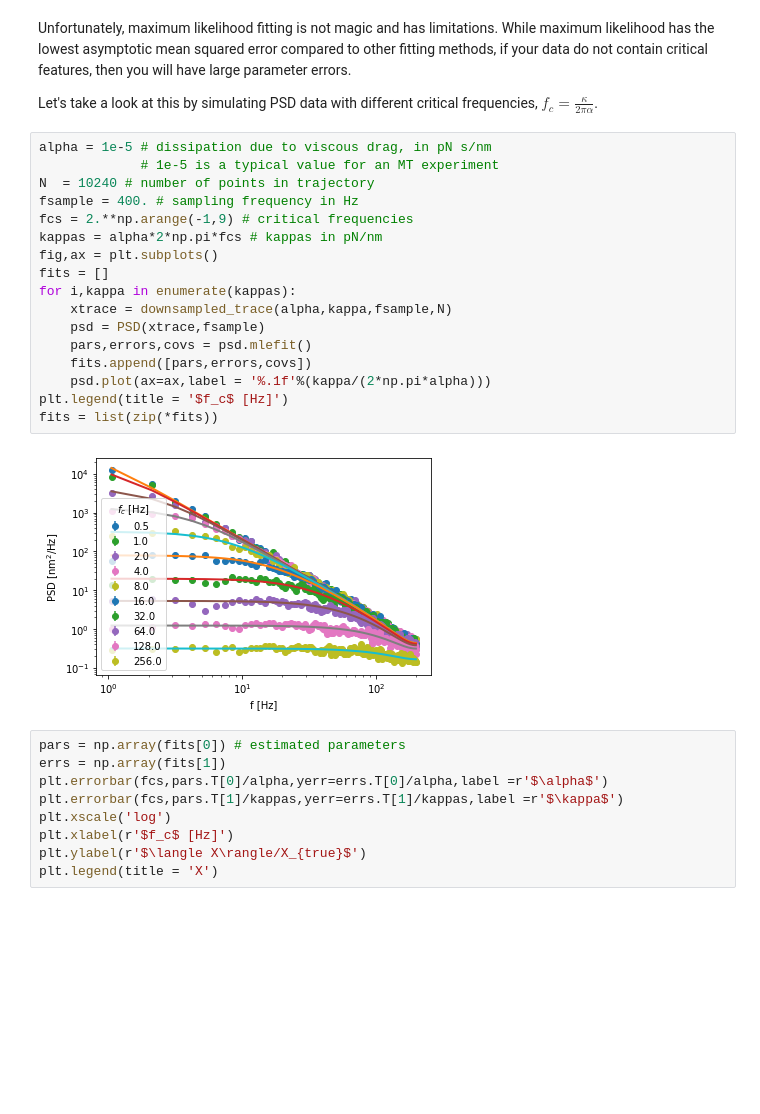
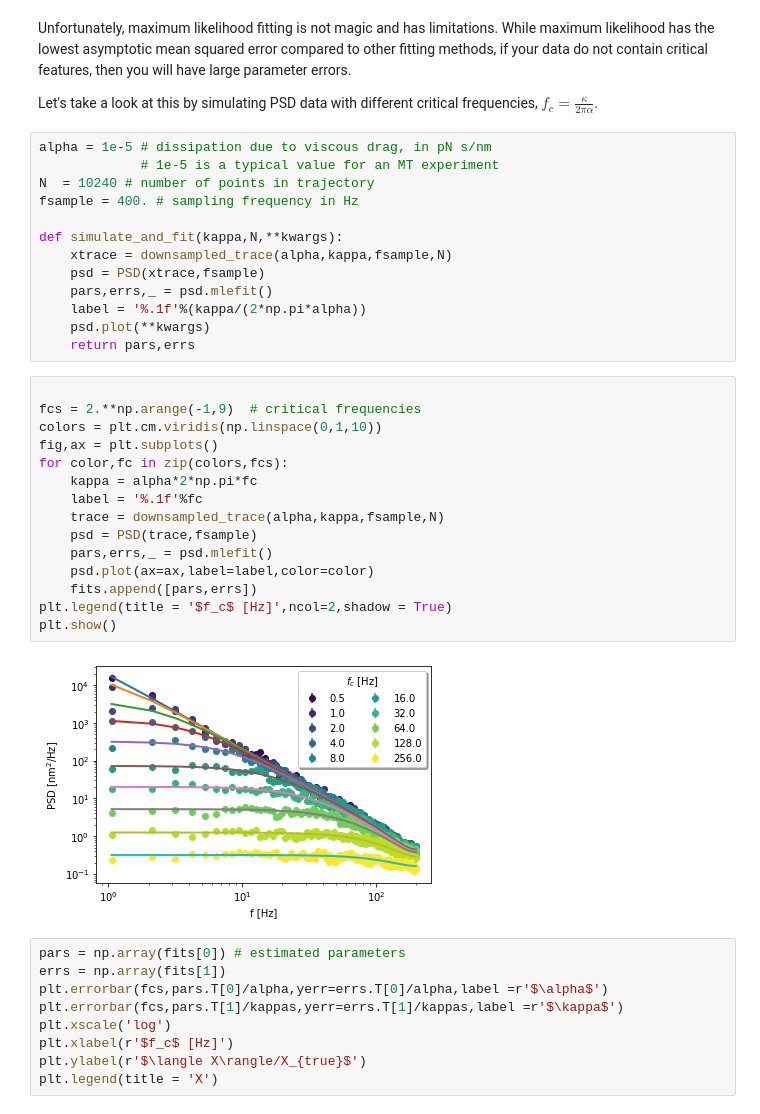
Before and after one commit to ianlmorgan/tweezepy, a Jupyter notebook: Tweezepy documentation.ipynb, the cells around one changed output. Drawn from its saved outputs; the diff is of its cells as text; blank space fills up the shorter version.

```diff
--- a/Tweezepy documentation.ipynb
+++ b/Tweezepy documentation.ipynb
@@ -160,20 +160,31 @@ alpha = 1e-5 # dissipation due to viscous drag, in pN s/nm
              # 1e-5 is a typical value for an MT experiment
 N  = 10240 # number of points in trajectory
 fsample = 400. # sampling frequency in Hz
-fcs = 2.**np.arange(-1,9) # critical frequencies
-kappas = alpha*2*np.pi*fcs # kappas in pN/nm
-fig,ax = plt.subplots()
-fits = []
-for i,kappa in enumerate(kappas):
+
+def simulate_and_fit(kappa,N,**kwargs):
     xtrace = downsampled_trace(alpha,kappa,fsample,N)
     psd = PSD(xtrace,fsample)
-    pars,errors,covs = psd.mlefit()
-    fits.append([pars,errors,covs])
-    psd.plot(ax=ax,label = '%.1f'%(kappa/(2*np.pi*alpha)))
-plt.legend(title = '$f_c$ [Hz]')
-fits = list(zip(*fits))
+    pars,errs,_ = psd.mlefit()
+    label = '%.1f'%(kappa/(2*np.pi*alpha))
+    psd.plot(**kwargs)
+    return pars,errs
-# %% [output]
-[figure, removed]
+# %%
+
+fcs = 2.**np.arange(-1,9)  # critical frequencies
+colors = plt.cm.viridis(np.linspace(0,1,10))
+fig,ax = plt.subplots()
+for color,fc in zip(colors,fcs):
+    kappa = alpha*2*np.pi*fc
+    label = '%.1f'%fc
+    trace = downsampled_trace(alpha,kappa,fsample,N)
+    psd = PSD(trace,fsample)
+    pars,errs,_ = psd.mlefit()
+    psd.plot(ax=ax,label=label,color=color)
+    fits.append([pars,errs])
+plt.legend(title = '$f_c$ [Hz]',ncol=2,shadow = True)
+plt.show()
+# %% [output]
+[figure, added]
 # %%
 pars = np.array(fits[0]) # estimated parameters
 errs = np.array(fits[1])
```
Also changed, not shown: parts of 3 cells of this notebook.
